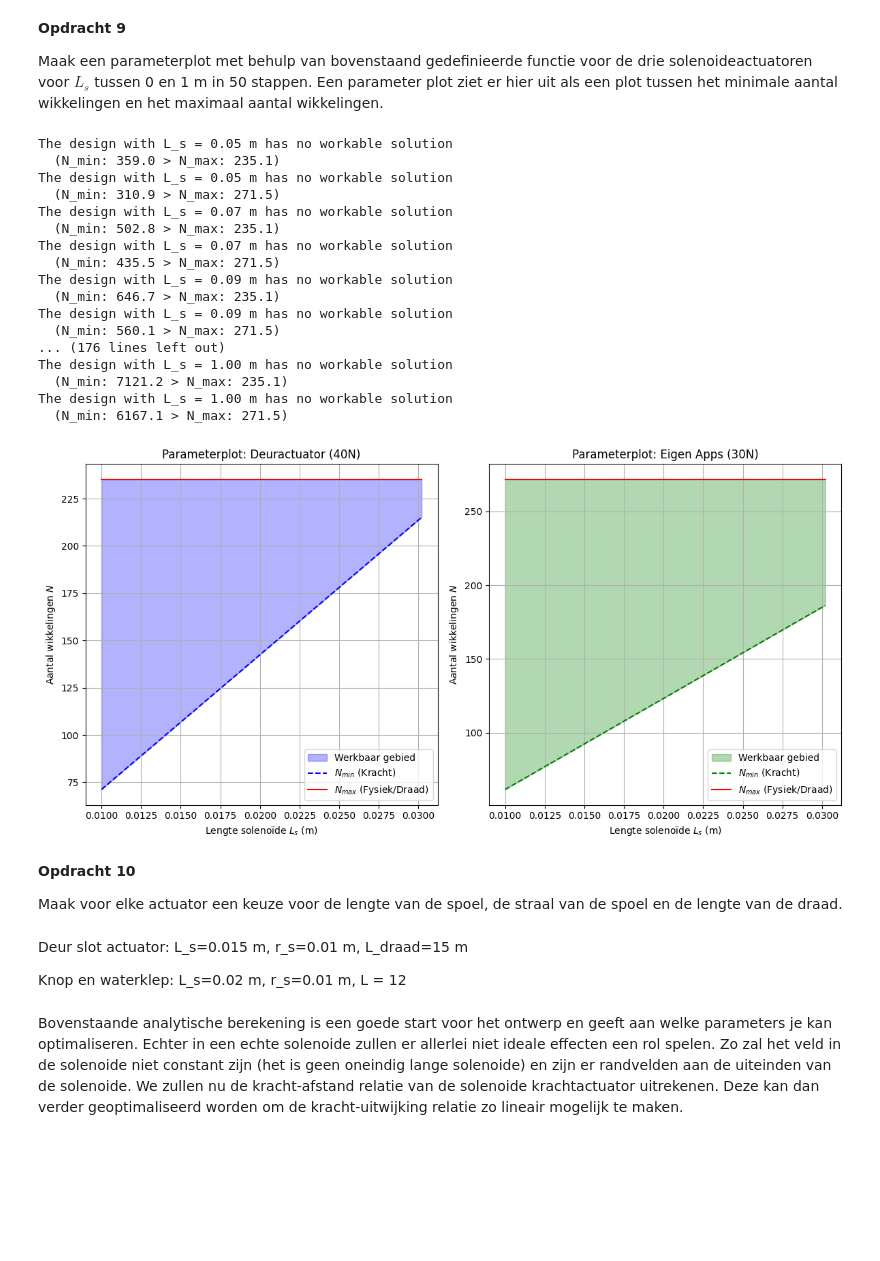
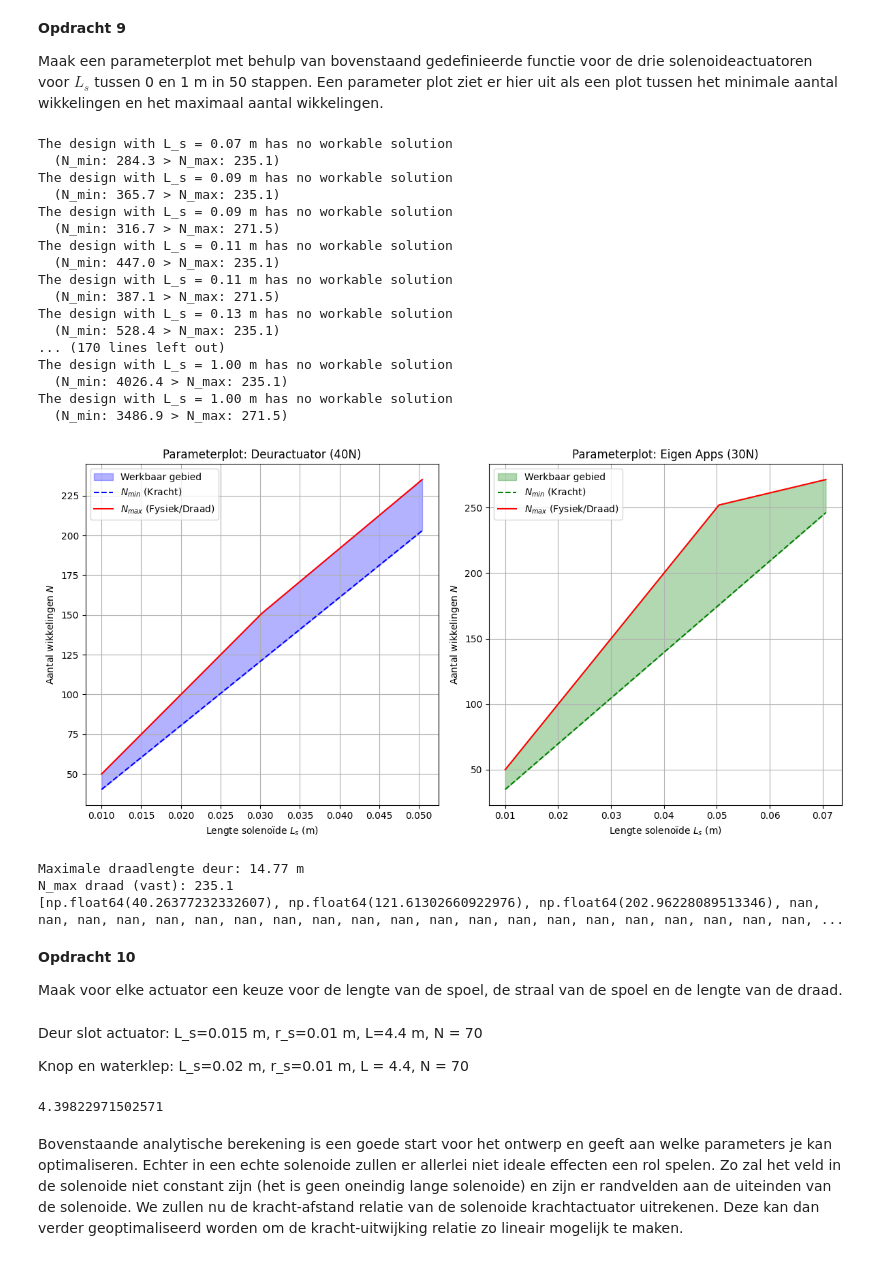
Before and after one commit to wobsen/opdrachten-DEF-D, a Jupyter notebook: DigitaleOntwerpopdrachten/2KrachtactuatorOpdracht/KrachtactuatorOpdracht.ipynb, the cells around one changed output. Cells and saved outputs as stored; diff of their text form; code cells hidden in the pictures; blank space fills up the shorter version.

```diff
--- a/DigitaleOntwerpopdrachten/2KrachtactuatorOpdracht/KrachtactuatorOpdracht.ipynb
+++ b/DigitaleOntwerpopdrachten/2KrachtactuatorOpdracht/KrachtactuatorOpdracht.ipynb
@@ -213,22 +213,22 @@ Aantal wikkelingen op basis van draadlengte:
 $$N_{max} = \frac{L_{draad}}{2\pi r_s}$$
 # %%
 ### BEGIN SOLUTION
-def aantal_wikkelingen(Ls, rs, rd, I, F_doel, L_draad_max):
+def aantal_wikkelingen(Ls, rs, diktes, I, F_doel, L_draad_max):
     #Constanten
     mu0 = 4 * np.pi * 1e-7
-    mu_r = 1000  # Relatieve permeabiliteit van ijzer
+    mu_r = 50000  # Relatieve permeabiliteit van ijzer
 
     #N_min: Gebaseerd op de benodigde kracht
     oppervlakte_plunjer = np.pi * rs**2
     constante_deel = (mu0 * (mu_r - 1) * oppervlakte_plunjer) / 2
     N_min = (Ls / I) * np.sqrt(F_doel / constante_deel)
 
+    # Omtrek van één wikkeling is 2 * pi * rs
+    N_max_draad  = L_draad_max / (2 * np.pi * rs)   # Limiet: draadlengte
+    N_max_fysiek = Ls / (2 * diktes)                      # Limiet: wikkelingen passen in Ls
 
-    # Omtrek van één wikkeling is 2 * pi * rs
-    N_max= L_draad_max / (2 * np.pi * rs)
-    N_max2 = Ls / (2 * rd)
-
-
+    # Strengste eis wint, maar beide moeten groter zijn dan N_min
+    N_max = min(N_max_draad, N_max_fysiek)
 
 
     if N_min > N_max:
@@ -237,11 +237,11 @@ def aantal_wikkelingen(Ls, rs, rd, I, F_doel, L_draad_max):
         N_min = np.nan
         N_max = np.nan
 
-    return N_min, N_max, N_max2
+    return N_min, N_max
 
 #Voorbeeld uitvoering
 # Ls=0.05m, rs=0.01m, rd=0.00025m (0.5mm draad), I=2A, F=30N, L_max=20m
-n_min, n_max, n_max2 = aantal_wikkelingen(0.05, 0.01, 0.001, 2.0, 30.0, 20.0)
+n_min, n_max = aantal_wikkelingen(0.05, 0.01, 0.0005, 2.0, 30.0, 20.0)
 
 if not np.isnan(n_min):
     print(f"Gevonden bereik: {n_min:.1f} tot {n_max:.1f} wikkelingen.")
@@ -273,16 +273,16 @@ Ls_bereik = np.linspace(0.01, 1.0, 50)
 n_min_deur, n_max_deur = [], []
 n_min_apps, n_max_apps = [], []
 
-stroom = 2.0
+stroom = 0.5
 
 for Ls in Ls_bereik:
     # Voor de deuractuator (40N)
-    n_min, n_max, n_max2 = aantal_wikkelingen(Ls, 0.01, 0.00025, stroom, 40.0, lengte_deur)
+    n_min, n_max= aantal_wikkelingen(Ls, 0.01, 0.0001, stroom, 40.0, lengte_deur)
     n_min_deur.append(n_min)
     n_max_deur.append(n_max)
 
     # Voor de eigen applicaties (30N)
-    n_min, n_max, n_max2 = aantal_wikkelingen(Ls, 0.01, 0.00025, stroom, 30.0, lengte_apps)
+    n_min, n_max = aantal_wikkelingen(Ls, 0.01, 0.0001, stroom, 30.0, lengte_apps)
     n_min_apps.append(n_min)
     n_max_apps.append(n_max)
 
@@ -293,54 +293,68 @@ plt.figure(figsize=(12, 6))
 plt.subplot(1, 2, 1)
 plt.fill_between(Ls_bereik, n_min_deur, n_max_deur, color='blue', alpha=0.3, label='Werkbaar gebied')
 plt.plot(Ls_bereik, n_min_deur, 'b--', label='$N_{min}$ (Kracht)')
 plt.plot(Ls_bereik, n_max_deur, 'r-', label='$N_{max}$ (Fysiek/Draad)')
 plt.title('Parameterplot: Deuractuator (40N)')
 plt.xlabel('Lengte solenoïde $L_s$ (m)')
 plt.ylabel('Aantal wikkelingen $N$')
 plt.grid(True)
 plt.legend()
 
 # Plot voor de Eigen Applicaties (30N)
 plt.subplot(1, 2, 2)
 plt.fill_between(Ls_bereik, n_min_apps, n_max_apps, color='green', alpha=0.3, label='Werkbaar gebied')
 plt.plot(Ls_bereik, n_min_apps, 'g--', label='$N_{min}$ (Kracht)')
 plt.plot(Ls_bereik, n_max_apps, 'r-', label='$N_{max}$ (Fysiek/Draad)')
 plt.title('Parameterplot: Eigen Apps (30N)')
 plt.xlabel('Lengte solenoïde $L_s$ (m)')
 plt.ylabel('Aantal wikkelingen $N$')
 plt.grid(True)
 plt.legend()
 
 plt.tight_layout()
 plt.show()
 ###
+print(f"Maximale draadlengte deur: {lengte_deur:.2f} m")
+print(f"N_max draad (vast): {lengte_deur / (2 * np.pi * 0.01):.1f}")
+print(n_min_deur)
 # %% [output]
-The design with L_s = 0.05 m has no workable solution
-  (N_min: 359.0 > N_max: 235.1)
-The design with L_s = 0.05 m has no workable solution
-  (N_min: 310.9 > N_max: 271.5)
 The design with L_s = 0.07 m has no workable solution
-  (N_min: 502.8 > N_max: 235.1)
-The design with L_s = 0.07 m has no workable solution
-  (N_min: 435.5 > N_max: 271.5)
+  (N_min: 284.3 > N_max: 235.1)
 The design with L_s = 0.09 m has no workable solution
-  (N_min: 646.7 > N_max: 235.1)
+  (N_min: 365.7 > N_max: 235.1)
 The design with L_s = 0.09 m has no workable solution
-  (N_min: 560.1 > N_max: 271.5)
-... (176 lines left out)
+  (N_min: 316.7 > N_max: 271.5)
+The design with L_s = 0.11 m has no workable solution
+  (N_min: 447.0 > N_max: 235.1)
+The design with L_s = 0.11 m has no workable solution
+  (N_min: 387.1 > N_max: 271.5)
+The design with L_s = 0.13 m has no workable solution
+  (N_min: 528.4 > N_max: 235.1)
+... (170 lines left out)
 The design with L_s = 1.00 m has no workable solution
-  (N_min: 7121.2 > N_max: 235.1)
+  (N_min: 4026.4 > N_max: 235.1)
 The design with L_s = 1.00 m has no workable solution
-  (N_min: 6167.1 > N_max: 271.5)
+  (N_min: 3486.9 > N_max: 271.5)
-[figure, old version]
+[figure, new version]
+Maximale draadlengte deur: 14.77 m
+N_max draad (vast): 235.1
+[np.float64(40.26377232332607), np.float64(121.61302660922976), np.float64(202.96228089513346), nan, nan, nan, nan, nan, nan, nan, nan, nan, nan, nan, nan, nan, nan, nan, nan, nan, nan, nan, nan, nan, ...
 # %% [markdown]
 **Opdracht 10**
 
 Maak voor elke actuator een keuze voor de lengte van de spoel, de straal van de spoel en de lengte van de draad.
 # %% [markdown]
-Deur slot actuator: L_s=0.015 m, r_s=0.01 m, L_draad=15 m
+Deur slot actuator: L_s=0.015 m, r_s=0.01 m, L=4.4 m, N = 70
 
-Knop en waterklep: L_s=0.02 m, r_s=0.01 m, L = 12
+Knop en waterklep: L_s=0.02 m, r_s=0.01 m, L = 4.4, N = 70
+# %%
+N = 70
+rs = 0.01
+
+L_draad = N * (2 * np.pi * rs)
+print(L_draad)
+# %% [output]
+4.39822971502571
 # %% [markdown]
 Bovenstaande analytische berekening is een goede start voor het ontwerp en geeft aan welke parameters je kan optimaliseren. Echter in een echte solenoide zullen er allerlei niet ideale effecten een rol spelen. Zo zal het veld in de solenoide niet constant zijn (het is geen oneindig lange solenoide) en zijn er randvelden aan de uiteinden van de solenoide. We zullen nu de kracht-afstand relatie van de solenoide krachtactuator uitrekenen. Deze kan dan verder geoptimaliseerd worden om de kracht-uitwijking relatie zo lineair mogelijk te maken.
 # %% [markdown]
```
Also changed, not shown: parts of 11 cells of this notebook, 1 other file.
